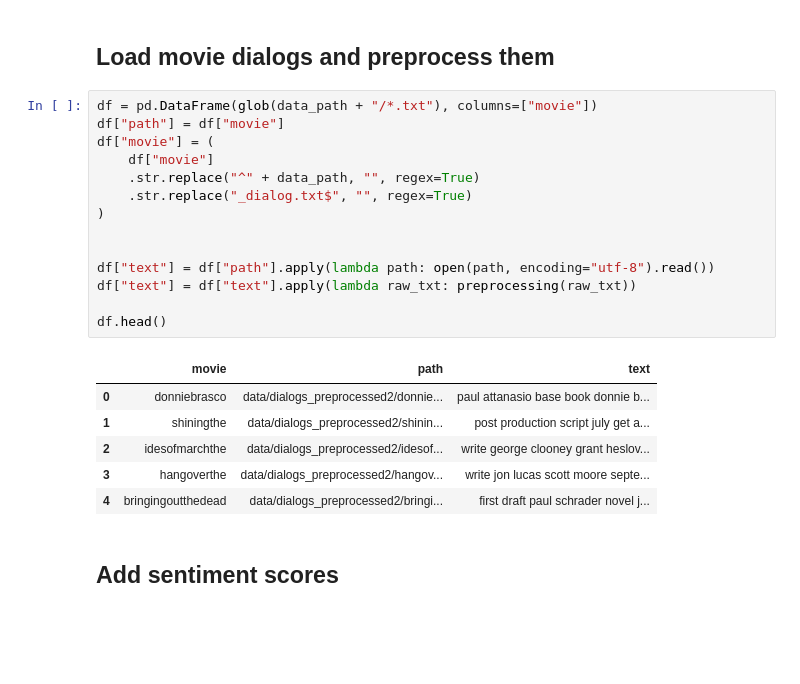
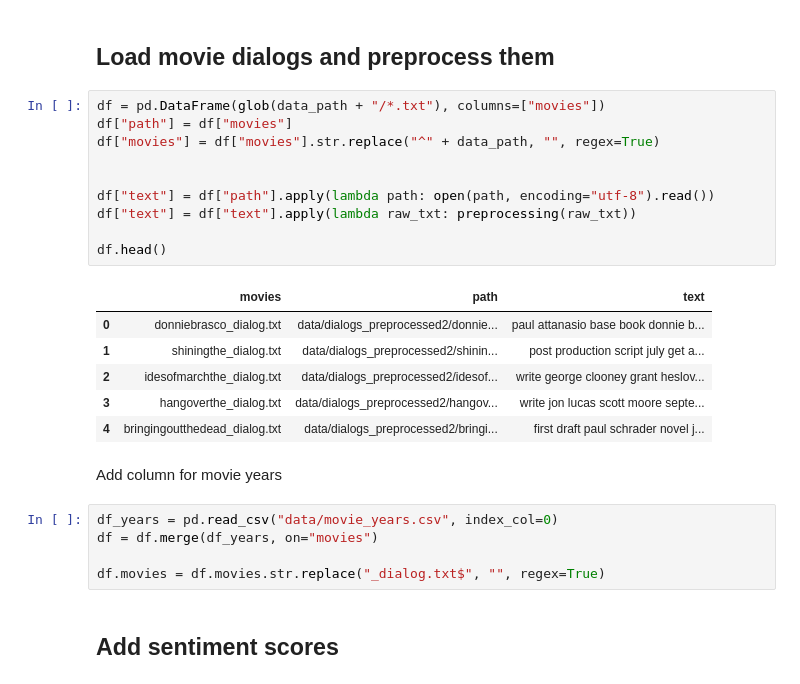
Before and after one commit to dominikpegler/computational-social-sciences, a Jupyter notebook: assignments/Assignment 4 - Socioeconomic analysis.ipynb, the cells around one changed output. Drawn from its saved outputs; the diff is of its cells as text; blank space fills up the shorter version.

```diff
--- a/assignments/Assignment 4 - Socioeconomic analysis.ipynb
+++ b/assignments/Assignment 4 - Socioeconomic analysis.ipynb
@@ -111,26 +111,29 @@ def preprocessing(text, remove_stopwords=True):
 # %% [markdown]
 ## Load movie dialogs and preprocess them
 # %%
-df = pd.DataFrame(glob(data_path + "/*.txt"), columns=["movie"])
-df["path"] = df["movie"]
-df["movie"] = (
-    df["movie"]
-    .str.replace("^" + data_path, "", regex=True)
-    .str.replace("_dialog.txt$", "", regex=True)
-)
+df = pd.DataFrame(glob(data_path + "/*.txt"), columns=["movies"])
+df["path"] = df["movies"]
+df["movies"] = df["movies"].str.replace("^" + data_path, "", regex=True)
 
 
 df["text"] = df["path"].apply(lambda path: open(path, encoding="utf-8").read())
 df["text"] = df["text"].apply(lambda raw_txt: preprocessing(raw_txt))
 
 df.head()
 # %% [output]
-|  | movie | path | text |
-| 0 | donniebrasco | data/dialogs_preprocessed2/donnie... | paul attanasio base book donnie b... |
-| 1 | shiningthe | data/dialogs_preprocessed2/shinin... | post production script july get a... |
-| 2 | idesofmarchthe | data/dialogs_preprocessed2/idesof... | write george clooney grant heslov... |
-| 3 | hangoverthe | data/dialogs_preprocessed2/hangov... | write jon lucas scott moore septe... |
-| 4 | bringingoutthedead | data/dialogs_preprocessed2/bringi... | first draft paul schrader novel j... |
+|  | movies | path | text |
+| 0 | donniebrasco_dialog.txt | data/dialogs_preprocessed2/donnie... | paul attanasio base book donnie b... |
+| 1 | shiningthe_dialog.txt | data/dialogs_preprocessed2/shinin... | post production script july get a... |
+| 2 | idesofmarchthe_dialog.txt | data/dialogs_preprocessed2/idesof... | write george clooney grant heslov... |
+| 3 | hangoverthe_dialog.txt | data/dialogs_preprocessed2/hangov... | write jon lucas scott moore septe... |
+| 4 | bringingoutthedead_dialog.txt | data/dialogs_preprocessed2/bringi... | first draft paul schrader novel j... |
+# %% [markdown]
+Add column for movie years
+# %%
+df_years = pd.read_csv("data/movie_years.csv", index_col=0)
+df = df.merge(df_years, on="movies")
+
+df.movies = df.movies.str.replace("_dialog.txt$", "", regex=True)
 # %% [markdown]
 ## Add sentiment scores
 # %%
```
Also changed, not shown: parts of 11 cells of this notebook.
